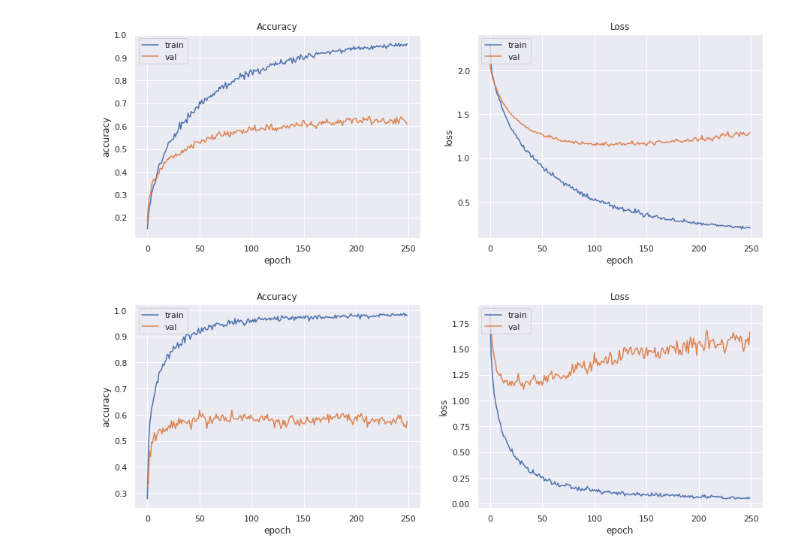
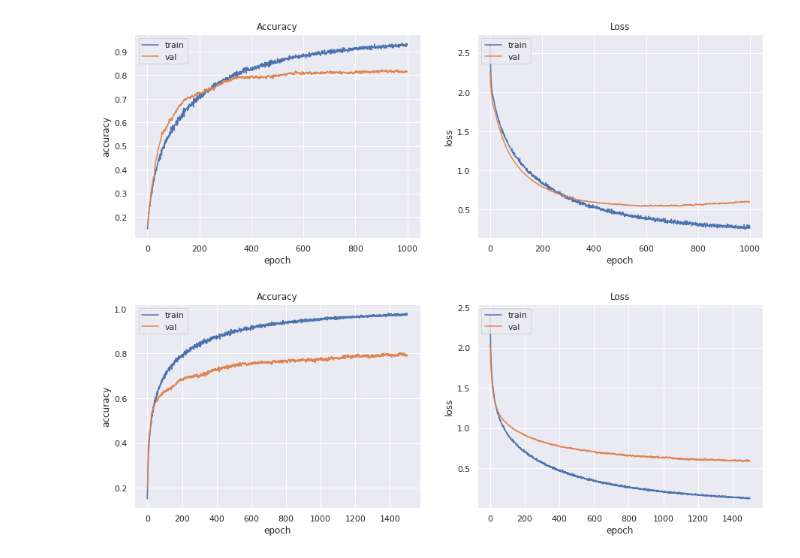
Before and after one commit to tomfran/ravdess-ser, a Jupyter notebook: 03_data_augmentation.ipynb, the cells around one changed output. Saved outputs shown, nothing was run; the diff lists cells and outputs as text; code cells hidden in the pictures.

Commit message:
Improved data augmentation, added cross validation notebook

```diff
--- a/03_data_augmentation.ipynb
+++ b/03_data_augmentation.ipynb
@@ -88,0 +57,31 @@ Filename: mfcc_augmented found on disk
+# %%
+# define augmenters
+speed = TimeStretch(min_rate=0.6, max_rate=1.4, p=1)
+noise = AddGaussianNoise(min_amplitude=0.0005, max_amplitude=0.002, p=1)
+pitch = PitchShift(min_semitones=-4, max_semitones=4, p=1)
+
+augmented_data_full = []
+augmented_data_mfcc = []
+
+for a, name in zip([speed, noise, pitch], ["speed", "noise", "pitch"]):
+    # augment the data
+    augmenter = Augmenter(loader, a)
+    aug_data = None
+    labels = orig_labels
+    if COMPUTE_AUGMENT:
+      aug_data, labels = augmenter.augment()
+
+    # extract all features
+    full_data, full_labels = FeatureExtractor(raw_data=aug_data, labels=labels,
+                              save_path=f"{save_path}/features",
+                              file_name=f"full_augmented_{name}", verbose=True,
+                              only_mfcc=False).get_training_data(overwrite=False)
+    augmented_data_full.append((full_data, full_labels))
+
+    # extract mfcc for cnn
+    mfcc_data, mfcc_labels = FeatureExtractor(raw_data=aug_data, labels=labels,
+                              save_path=f"{save_path}/features",
+                              file_name=f"mfcc_augmented_{name}", verbose=True,
+                              only_mfcc=True).get_training_data(overwrite=False)
+    mfcc_data = np.expand_dims(mfcc_data, axis=2)
+    augmented_data_mfcc.append((mfcc_data, mfcc_labels))
@@ -89,4 +100,4 @@ Filename: mfcc_augmented found on disk
 # %%
-d = Dataset(original_data=(orig_features, orig_labels), augmented_data=(aug_features, aug_labels))
+d = Dataset(original_data=(orig_features, orig_labels), augmented_data=augmented_data_full)
 X_train, X_test, y_train, y_test = d.get_training_data(label="emotion", train_perc=0.7)
 # %%
@@ -111,12 +118,12 @@ Simple models scores on test:
 # %%
 nn_scores = []
-nn_scores.append(train_nn((X_train, y_train), (X_test, y_test), build_nn, epochs=250, verbose=0, plot=True)[1])
+nn_scores.append(train_nn((X_train, y_train), (X_test, y_test), build_nn, epochs=1000, verbose=0, plot=True)[1])
 # %% [output]
-[figure, old version]
+[figure, new version]
 # %%
-d = Dataset(original_data=(orig_features_mfcc, orig_labels_mfcc), augmented_data=(aug_features_mfcc, aug_labels_mfcc))
+d = Dataset(original_data=(orig_features_mfcc, orig_labels_mfcc), augmented_data=augmented_data_mfcc)
 X_train, X_test, y_train, y_test = d.get_training_data(label="emotion", train_perc=0.7)
 # %%
-nn_scores.append(train_nn((X_train, y_train), (X_test, y_test), build_cnn, epochs=250, verbose=0, plot=True)[1])
+nn_scores.append(train_nn((X_train, y_train), (X_test, y_test), build_cnn, epochs=1500, verbose=0, plot=True)[1])
 # %% [output]
-[figure, old version]
+[figure, new version]
```
Also changed, not shown: parts of 8 cells of this notebook, 8 other files.
